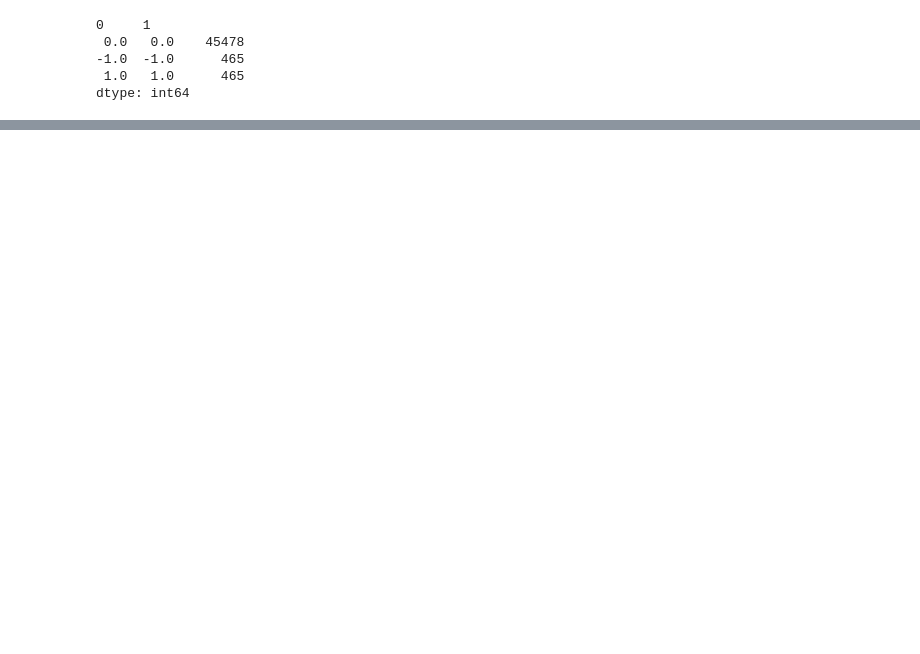
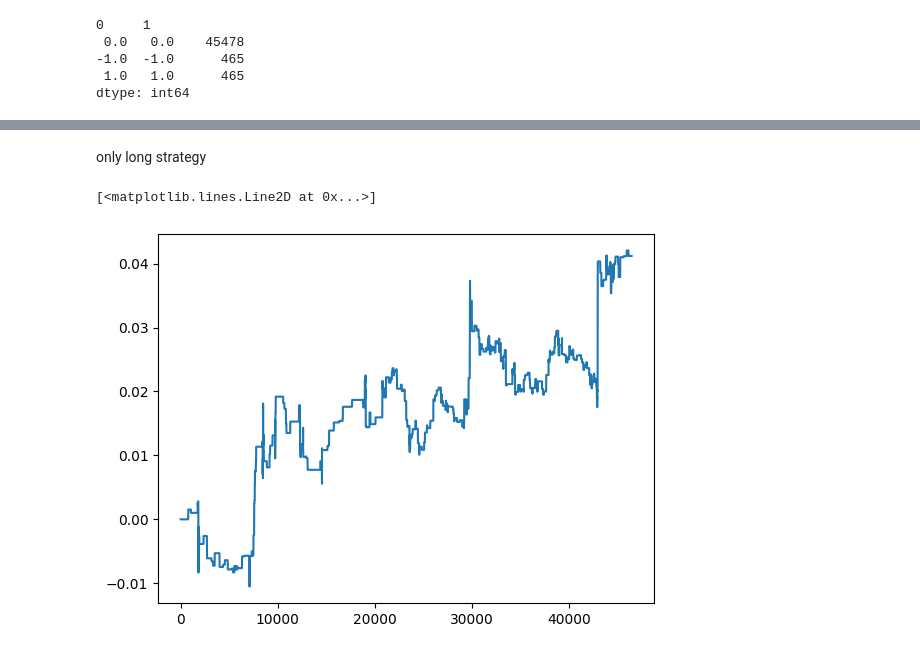
Before and after one commit to ChingisBadmaev/sirius_university, a Jupyter notebook: machine_learning/task_5/main.ipynb, the cells around one changed output, grey strips where cells are left out. Saved outputs shown, nothing was run; the diff lists cells and outputs as text; code cells hidden in the pictures; blank space fills up the shorter version.

Commit message:
added only long strategy

```diff
--- a/machine_learning/task_5/main.ipynb
+++ b/machine_learning/task_5/main.ipynb
@@ -309,5 +309,5 @@ Evaluated only: auc
 [figure]
 accuracy_score: 0.5065721427340114
 # %%
-temp = pd.DataFrame(boosting.predict_proba(mdata_test))
+long_short = pd.DataFrame(boosting.predict_proba(mdata_test))
 # %%
@@ -316,5 +318,5 @@ short_pos = temp.loc[temp[1] < temp[1].quantile(0.01)].index
 # %%
-temp.loc[temp[1] > temp[1].quantile(0.99)] = 1
-temp.loc[temp[1] < temp[1].quantile(0.01)] = -1
-temp.loc[(temp[1] > temp[1].quantile(0.01)) & (temp[1] < temp[1].quantile(0.99))] = 0
+long_short.loc[long_short[1] > long_short[1].quantile(0.99)] = 1
+long_short.loc[long_short[1] < long_short[1].quantile(0.01)] = -1
+long_short.loc[(long_short[1] > long_short[1].quantile(0.01)) & (long_short[1] < long_short[1].quantile(0.99))] = 0
 # %%
@@ -335,0 +340,11 @@ plt.plot((np.asarray(returns_test) * np.asarray(temp[1])).cumsum())
+# %% [markdown]
+only long strategy
+# %%
+long_short.loc[long_short[1] < long_short[1].quantile(0.99)] = 0
+# %%
+strategy_1 = np.asarray(long_short[1])
+pnl = (np.asarray(returns_test) * strategy_1)
+plt.plot(pnl.cumsum())
+# %% [output]
+[<matplotlib.lines.Line2D at 0x...>]
+[figure, added]
```
Also changed, not shown: parts of 5 cells of this notebook.
